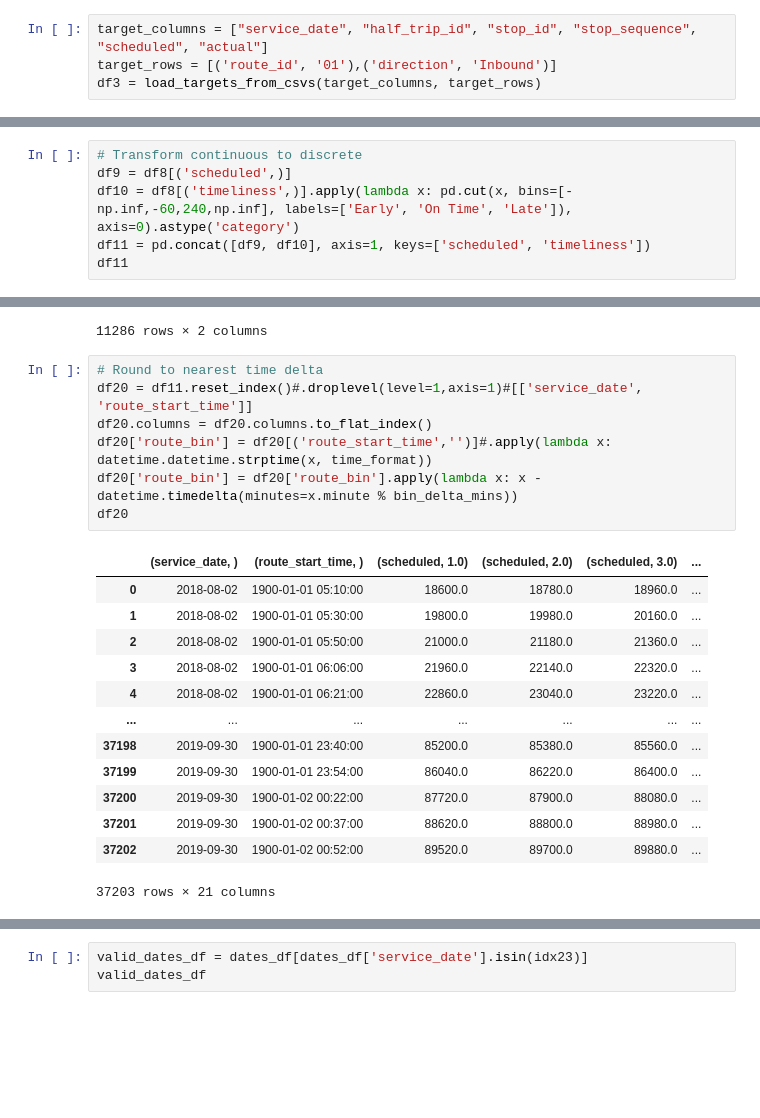
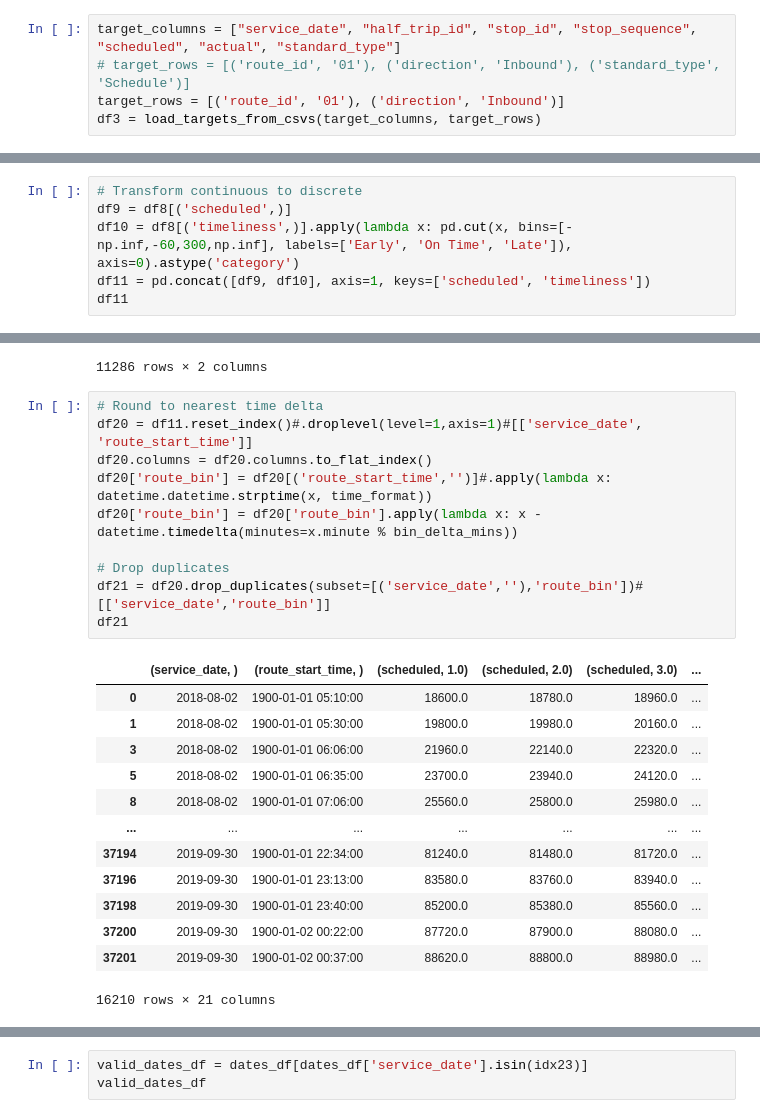
Before and after one commit to notAlex2/pgm-public-transit, a Jupyter notebook: Timeliness_Preprocessing.ipynb, the cells around one changed output, grey strips where cells are left out. Cells and saved outputs as stored; diff of their text form; blank space fills up the shorter version.

```diff
--- a/Timeliness_Preprocessing.ipynb
+++ b/Timeliness_Preprocessing.ipynb
@@ -164,7 +155,8 @@ stops.sort_values('visits_per_stop', ascending=False).head(20)
 # %% [markdown]
 Loading the data for a single route and a single direction
 # %%
-target_columns = ["service_date", "half_trip_id", "stop_id", "stop_sequence", "scheduled", "actual"]
-target_rows = [('route_id', '01'),('direction', 'Inbound')]
+target_columns = ["service_date", "half_trip_id", "stop_id", "stop_sequence", "scheduled", "actual", "standard_type"]
+# target_rows = [('route_id', '01'), ('direction', 'Inbound'), ('standard_type', 'Schedule')]
+target_rows = [('route_id', '01'), ('direction', 'Inbound')]
 df3 = load_targets_from_csvs(target_columns, target_rows)
 # %% [output]
@@ -309,7 +312,7 @@ plt.show()
 # %%
 # Transform continuous to discrete
 df9 = df8[('scheduled',)]
-df10 = df8[('timeliness',)].apply(lambda x: pd.cut(x, bins=[-np.inf,-60,240,np.inf], labels=['Early', 'On Time', 'Late']), axis=0).astype('category')
+df10 = df8[('timeliness',)].apply(lambda x: pd.cut(x, bins=[-np.inf,-60,300,np.inf], labels=['Early', 'On Time', 'Late']), axis=0).astype('category')
 df11 = pd.concat([df9, df10], axis=1, keys=['scheduled', 'timeliness'])
 df11
 # %% [output]
@@ -428,21 +436,24 @@ df15
 # %%
 # Round to nearest time delta
 df20 = df11.reset_index()#.droplevel(level=1,axis=1)#[['service_date', 'route_start_time']]
 df20.columns = df20.columns.to_flat_index()
 df20['route_bin'] = df20[('route_start_time','')]#.apply(lambda x: datetime.datetime.strptime(x, time_format))
 df20['route_bin'] = df20['route_bin'].apply(lambda x: x - datetime.timedelta(minutes=x.minute % bin_delta_mins))
-df20
+
+# Drop duplicates
+df21 = df20.drop_duplicates(subset=[('service_date',''),'route_bin'])#[['service_date','route_bin']]
+df21
 # %% [output]
 |  | (service_date, ) | (route_start_time, ) | (scheduled, 1.0) | (scheduled, 2.0) | (scheduled, 3.0) | ... |
 | 0 | 2018-08-02 | 1900-01-01 05:10:00 | 18600.0 | 18780.0 | 18960.0 | ... |
 | 1 | 2018-08-02 | 1900-01-01 05:30:00 | 19800.0 | 19980.0 | 20160.0 | ... |
-| 2 | 2018-08-02 | 1900-01-01 05:50:00 | 21000.0 | 21180.0 | 21360.0 | ... |
 | 3 | 2018-08-02 | 1900-01-01 06:06:00 | 21960.0 | 22140.0 | 22320.0 | ... |
-| 4 | 2018-08-02 | 1900-01-01 06:21:00 | 22860.0 | 23040.0 | 23220.0 | ... |
+| 5 | 2018-08-02 | 1900-01-01 06:35:00 | 23700.0 | 23940.0 | 24120.0 | ... |
+| 8 | 2018-08-02 | 1900-01-01 07:06:00 | 25560.0 | 25800.0 | 25980.0 | ... |
 | ... | ... | ... | ... | ... | ... | ... |
+| 37194 | 2019-09-30 | 1900-01-01 22:34:00 | 81240.0 | 81480.0 | 81720.0 | ... |
+| 37196 | 2019-09-30 | 1900-01-01 23:13:00 | 83580.0 | 83760.0 | 83940.0 | ... |
 | 37198 | 2019-09-30 | 1900-01-01 23:40:00 | 85200.0 | 85380.0 | 85560.0 | ... |
-| 37199 | 2019-09-30 | 1900-01-01 23:54:00 | 86040.0 | 86220.0 | 86400.0 | ... |
 | 37200 | 2019-09-30 | 1900-01-02 00:22:00 | 87720.0 | 87900.0 | 88080.0 | ... |
 | 37201 | 2019-09-30 | 1900-01-02 00:37:00 | 88620.0 | 88800.0 | 88980.0 | ... |
-| 37202 | 2019-09-30 | 1900-01-02 00:52:00 | 89520.0 | 89700.0 | 89880.0 | ... |
-37203 rows × 21 columns
+16210 rows × 21 columns
```
Also changed, not shown: parts of 17 cells of this notebook.
